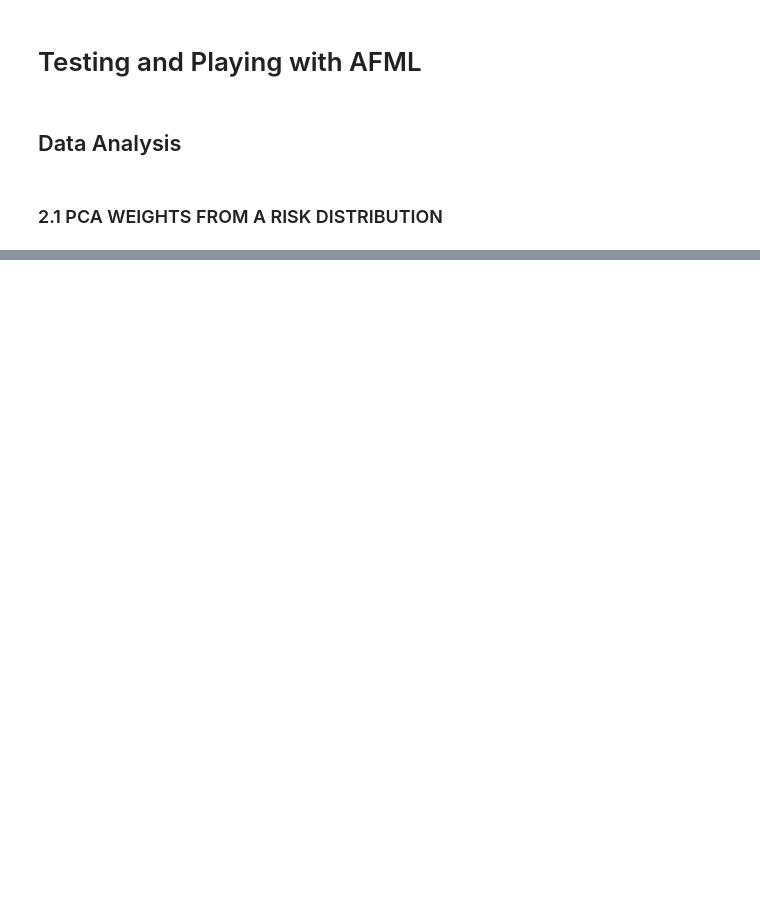
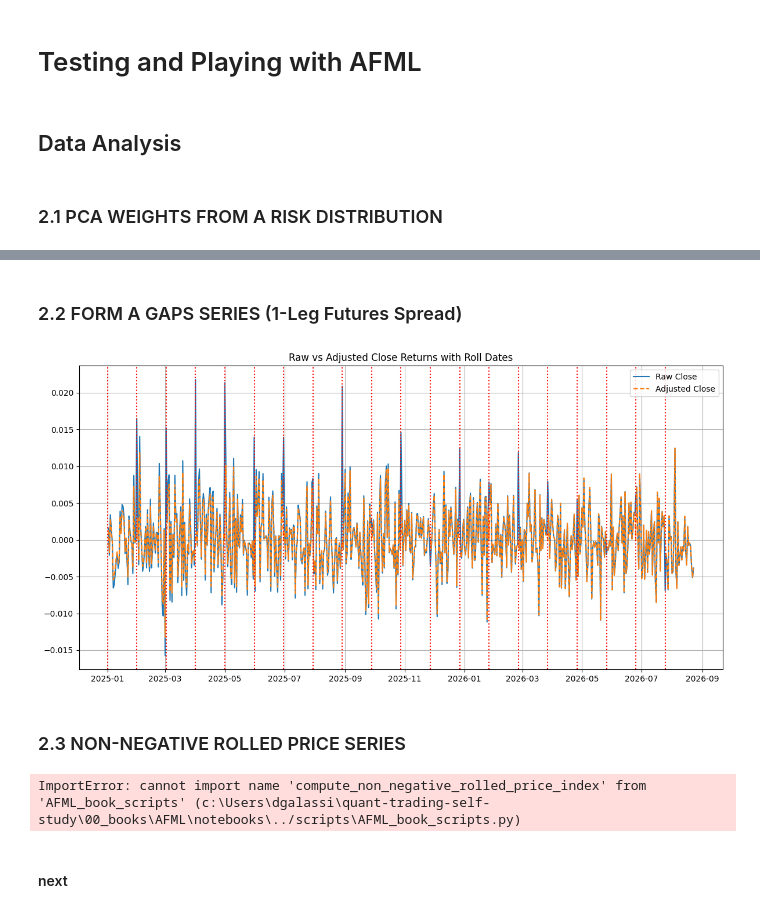
Before and after one commit to dgalassi99/quant-lab, a Jupyter notebook: 00_books/AFML/notebooks/AFML_tests.ipynb, the cells around one changed output, grey strips where cells are left out. Cells and saved outputs as stored; diff of their text form; code cells hidden in the pictures; blank space fills up the shorter version.

```diff
--- a/00_books/AFML/notebooks/AFML_tests.ipynb
+++ b/00_books/AFML/notebooks/AFML_tests.ipynb
@@ -29,0 +58,42 @@ AttributeError: module 'numpy.linalg' has no attribute 'eihg'
+# %% [markdown]
+### 2.2 FORM A GAPS SERIES (1-Leg Futures Spread)
+# %%
+sys.path.append('../scripts')
+from AFML_book_scripts import get_rolled_series_from_df
+from AFML_book_scripts import roll_gaps
+from AFML_book_scripts import generate_synthetic_futures_data
+
+
+synthetic_df = generate_synthetic_futures_data()
+adjusted_df = get_rolled_series_from_df(synthetic_df)
+# %%
+# Identify roll dates (i.e., where contract_id changes)
+roll_dates = synthetic_df['contract_id'].ne(synthetic_df['contract_id'].shift()).loc[lambda x: x].index
+
+plt.figure(figsize=(12, 6))
+plt.plot(synthetic_df['close'].pct_change(), label='Raw Close')
+plt.plot(adjusted_df['close_adj'].pct_change(), label='Adjusted Close', linestyle='--')
+
+# Add vertical lines at roll dates
+for roll_date in roll_dates:
+    plt.axvline(roll_date, color='red', linestyle=':',)
+
+plt.title("Raw vs Adjusted Close Returns with Roll Dates")
+plt.legend()
+plt.grid(True)
+plt.tight_layout()
+plt.show()
+# %% [output]
+[figure, added]
+# %% [markdown]
+### 2.3 NON-NEGATIVE ROLLED PRICE SERIES
+# %%
+from AFML_book_scripts import compute_non_negative_rolled_price_index
+
+synthetic_df = generate_synthetic_futures_data()
+rolled_df = compute_non_negative_rolled_price_index(synthetic_df)
+rolled_df[['close', 'close_adj', 'Returns', 'Price_Index']].head()
+# %% [output]
+ImportError: cannot import name 'compute_non_negative_rolled_price_index' from 'AFML_book_scripts' (c:\Users\dgalassi\quant-trading-self-study\00_books\AFML\notebooks\../scripts\AFML_book_scripts.py)
+# %% [markdown]
+#### next
```
Also changed, not shown: parts of 3 cells of this notebook, 2 other files.
